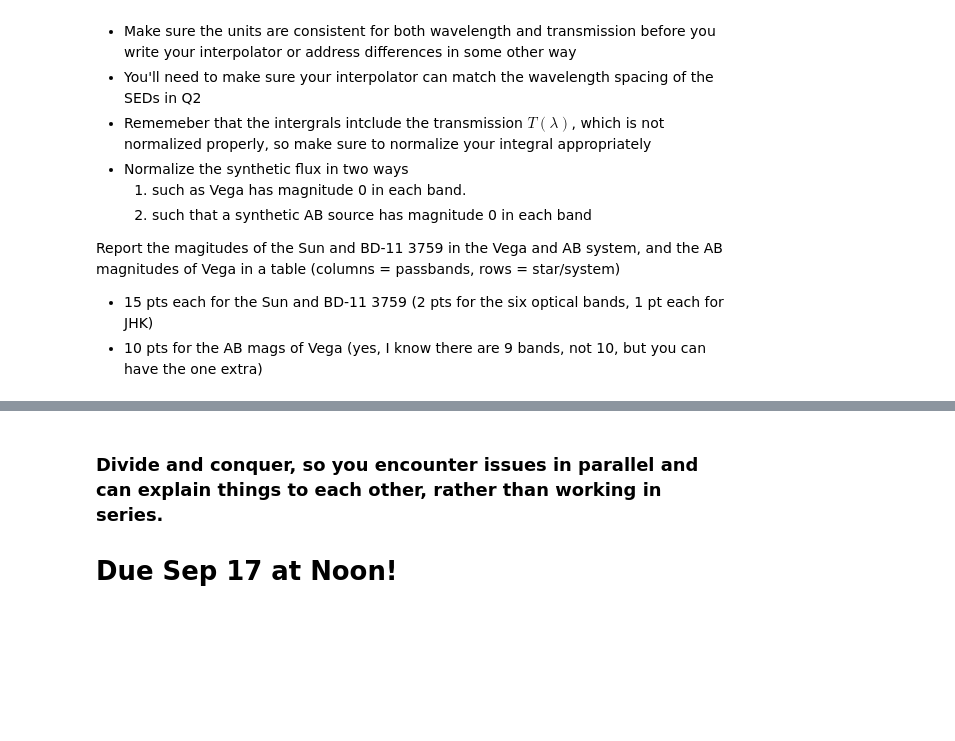
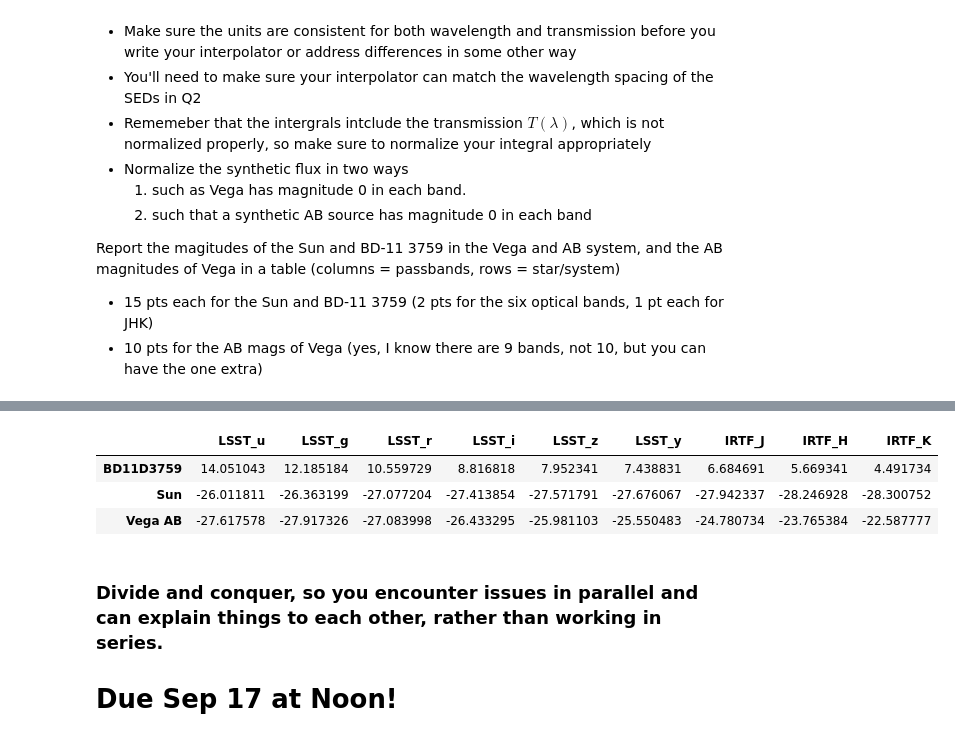
Before and after one commit to gnarayan/ast503_2024_Fall, a Jupyter notebook: homework/VarunSatish/hw1/HW1_ASTR503_VarunSatish.ipynb, the cells around one changed output, grey strips where cells are left out. Saved outputs shown, nothing was run; the diff lists cells and outputs as text; code cells hidden in the pictures; blank space fills up the shorter version.

```diff
--- a/homework/VarunSatish/hw1/HW1_ASTR503_VarunSatish.ipynb
+++ b/homework/VarunSatish/hw1/HW1_ASTR503_VarunSatish.ipynb
@@ -251,9 +253,11 @@ ax2 = fig.add_subplot(412,sharex=ax1)
 nwv = np.linspace(0.3,2.5,1000)
 tmp = np.append(ext_custom.wavelength.value / 1e4, CP_nir_adj['col1'])
 tmp2 = np.append(ext_custom.transmission.value, CP_nir_adj['col2'])
+interpfunc = interp1d(tmp,tmp2)
+interp_atm = interpfunc(nwv)
 #ax2.plot(CP_nir_adj['col1'], CP_nir_adj['col2'], label='CP NIR', c='blue')
 #ax2.plot(ext_custom.wavelength / 1e4, ext_custom.transmission, label='PWV Optical', c='orange')
-ax2.plot(nwv,np.interp(nwv,tmp,tmp2), label='Interpolated Atmos Transmission', c='orange')
+ax2.plot(nwv,interp_atm, label='Interpolated Atmos Transmission', c='orange')
 #ax2.plot(CP_mir['col1'], CP_mir['col2'], label='CP MIR', c='red')
 #ax2.set_xlabel('Wavelength (microns)')
 ax2.set_ylabel('Transmission')
@@ -282,7 +286,7 @@ ax4.legend()
 ax1.set_title('Combined Filter/Atmospheric Transmission')
 
 fig.text(0.7, 0.8, 'LSST ugrizy Filters', ha='center',fontdict={'fontsize': 15})
-fig.text(0.2, 0.6, 'Cerro Pachon/PWV Optical', ha='center',fontdict={'fontsize': 12})
+fig.text(0.2, 0.6, 'Atmospheric Transmission', ha='center',fontdict={'fontsize': 12})
 fig.text(0.2, 0.4, 'IRTF Filters', ha='center',fontdict={'fontsize': 15})
 fig.text(0.7, 0.2, 'Stellar Spectra', ha='center',fontdict={'fontsize': 15})
 
@@ -308,0 +364,11 @@ Report the magitudes of the Sun and BD-11 3759 in the Vega and AB system, and th
+# %%
+LSSTu_bd11_magv = -2.5 * np.log10(flux_bd11_u/flux_alpha_u)
+LSSTg_bd11_magv = -2.5 * np.log10(flux_bd11_g/flux_alpha_g)
+LSSTr_bd11_magv = -2.5 * np.log10(flux_bd11_r/flux_alpha_r)
+LSSTi_bd11_magv = -2.5 * np.log10(flux_bd11_i/flux_alpha_i)
+LSSTz_bd11_magv = -2.5 * np.log10(flux_bd11_z/flux_alpha_z)
+LSSTy_bd11_magv = -2.5 * np.log10(flux_bd11_y/flux_alpha_y)
+IRTFJ_bd11_magv = -2.5 * np.log10(flux_bd11_J/flux_alpha_J)
+IRTFH_bd11_magv = -2.5 * np.log10(flux_bd11_H/flux_alpha_H)
+IRTFK_bd11_magv = -2.5 * np.log10(flux_bd11_K/flux_alpha_K)
+print(LSSTu_bd11_magv, LSSTg_bd11_magv, LSSTr_bd11_magv, LSSTi_bd11_magv, LSSTz_bd11_magv, LSSTy_bd11_magv, IRTFJ_bd11_magv, IRTFH_bd11_magv, IRTFK_bd11_magv)
@@ -308,0 +377,11 @@ Report the magitudes of the Sun and BD-11 3759 in the Vega and AB system, and th
+# %%
+LSSTu_alpha_magab = -2.5 * np.log10(flux_alpha_u / 3.631e-20)
+LSSTg_alpha_magab = -2.5 * np.log10(flux_alpha_g / 3.631e-20)
+LSSTr_alpha_magab = -2.5 * np.log10(flux_alpha_r / 3.631e-20)
+LSSTi_alpha_magab = -2.5 * np.log10(flux_alpha_i / 3.631e-20)
+LSSTz_alpha_magab = -2.5 * np.log10(flux_alpha_z / 3.631e-20)
+LSSTy_alpha_magab = -2.5 * np.log10(flux_alpha_y / 3.631e-20)
+IRTFJ_alpha_magab = -2.5 * np.log10(flux_alpha_J / 3.631e-20)
+IRTFH_alpha_magab = -2.5 * np.log10(flux_alpha_H / 3.631e-20)
+IRTFK_alpha_magab = -2.5 * np.log10(flux_alpha_K / 3.631e-20)
+print(LSSTu_alpha_magab, LSSTg_alpha_magab, LSSTr_alpha_magab, LSSTi_alpha_magab, LSSTz_alpha_magab, LSSTy_alpha_magab, IRTFJ_alpha_magab, IRTFH_alpha_magab, IRTFK_alpha_magab)
@@ -309,3 +427,22 @@ Report the magitudes of the Sun and BD-11 3759 in the Vega and AB system, and th
+# %%
+mags = {
+    'LSST_u': [LSSTu_bd11_magv, sunmags['u'], LSSTu_alpha_magab],
+    'LSST_g': [LSSTg_bd11_magv, sunmags['g'], LSSTg_alpha_magab],
+    'LSST_r': [LSSTr_bd11_magv, sunmags['r'], LSSTr_alpha_magab],
+    'LSST_i': [LSSTi_bd11_magv, sunmags['i'], LSSTi_alpha_magab],
+    'LSST_z': [LSSTz_bd11_magv, sunmags['z'], LSSTz_alpha_magab],
+    'LSST_y': [LSSTy_bd11_magv, sunmags['y'], LSSTy_alpha_magab],
+    'IRTF_J': [IRTFJ_bd11_magv, sunmags['J'], IRTFJ_alpha_magab],
+    'IRTF_H': [IRTFH_bd11_magv, sunmags['H'], IRTFH_alpha_magab],
+    'IRTF_K': [IRTFK_bd11_magv, sunmags['K'], IRTFK_alpha_magab]
+}
+df_mags = pd.DataFrame(mags, index=['BD11D3759', 'Sun', 'Vega AB'])
+df_mags
+# %% [output]
+|  | LSST_u | LSST_g | LSST_r | LSST_i | LSST_z | LSST_y | IRTF_J | IRTF_H | IRTF_K |
+| BD11D3759 | 14.051043 | 12.185184 | 10.559729 | 8.816818 | 7.952341 | 7.438831 | 6.684691 | 5.669341 | 4.491734 |
+| Sun | -26.011811 | -26.363199 | -27.077204 | -27.413854 | -27.571791 | -27.676067 | -27.942337 | -28.246928 | -28.300752 |
+| Vega AB | -27.617578 | -27.917326 | -27.083998 | -26.433295 | -25.981103 | -25.550483 | -24.780734 | -23.765384 | -22.587777 |
 # %% [markdown]
 ### Divide and conquer, so you encounter issues in parallel and can explain things to each other, rather than working in series.
 
```
Also changed, not shown: parts of 7 cells of this notebook, 1 other file.
